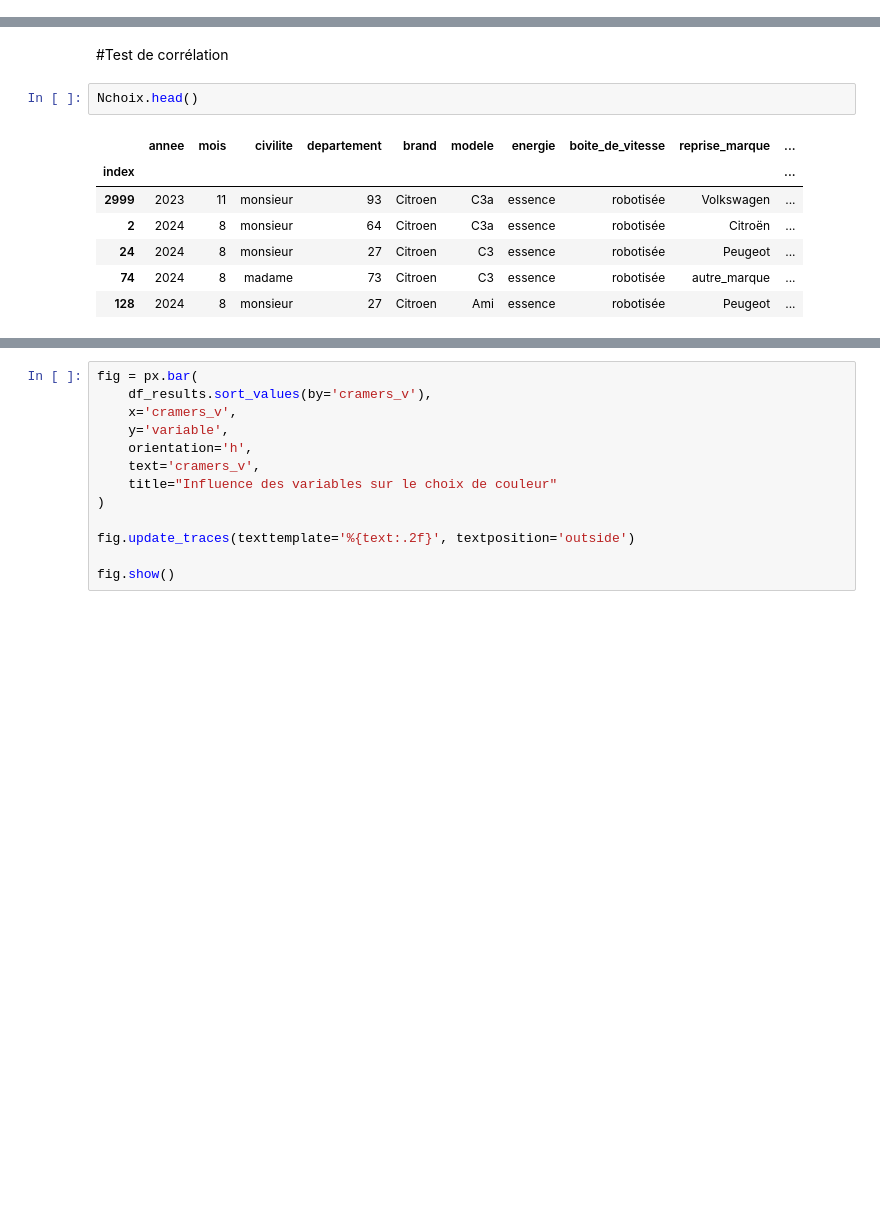
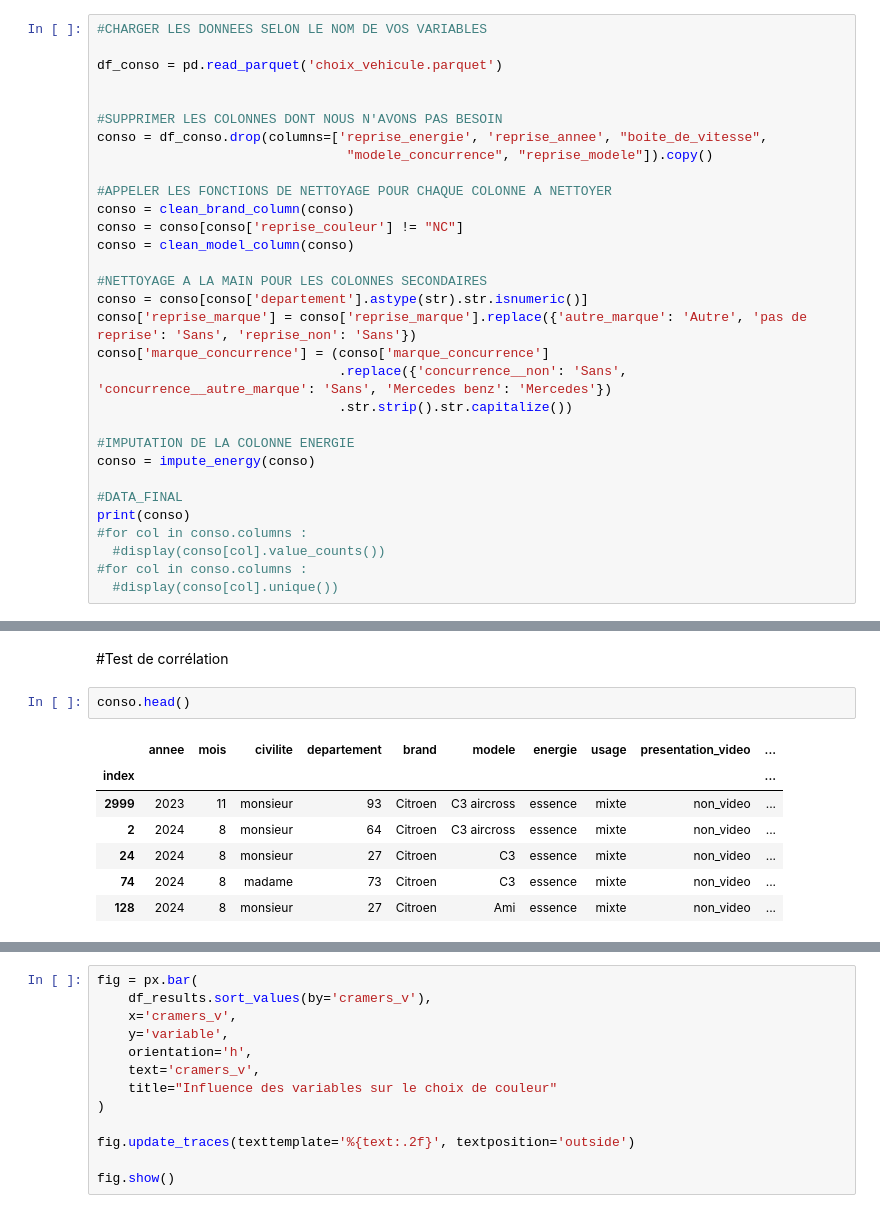
Before and after one commit to Melanie-Gomis/Marathon_du_web_couleurs_automobiles, a Jupyter notebook: Pole_Data.ipynb, the cells around one changed output, grey strips where cells are left out. Saved outputs shown, nothing was run; the diff lists cells and outputs as text; blank space fills up the shorter version.

Commit message:
Update du fichier pole data

```diff
--- a/Pole_Data.ipynb
+++ b/Pole_Data.ipynb
@@ -18,0 +200,31 @@ Requirement already satisfied: pyarrow in /usr/local/lib/python3.12/dist-package
+# %%
+#CHARGER LES DONNEES SELON LE NOM DE VOS VARIABLES
+
+df_conso = pd.read_parquet('choix_vehicule.parquet')
+
+
+#SUPPRIMER LES COLONNES DONT NOUS N'AVONS PAS BESOIN
+conso = df_conso.drop(columns=['reprise_energie', 'reprise_annee', "boite_de_vitesse",
+                                "modele_concurrence", "reprise_modele"]).copy()
+
+#APPELER LES FONCTIONS DE NETTOYAGE POUR CHAQUE COLONNE A NETTOYER
+conso = clean_brand_column(conso)
+conso = conso[conso['reprise_couleur'] != "NC"]
+conso = clean_model_column(conso)
+
+#NETTOYAGE A LA MAIN POUR LES COLONNES SECONDAIRES
+conso = conso[conso['departement'].astype(str).str.isnumeric()]
+conso['reprise_marque'] = conso['reprise_marque'].replace({'autre_marque': 'Autre', 'pas de reprise': 'Sans', 'reprise_non': 'Sans'})
+conso['marque_concurrence'] = (conso['marque_concurrence']
+                               .replace({'concurrence__non': 'Sans', 'concurrence__autre_marque': 'Sans', 'Mercedes benz': 'Mercedes'})
+                               .str.strip().str.capitalize())
+
+#IMPUTATION DE LA COLONNE ENERGIE
+conso = impute_energy(conso)
+
+#DATA_FINAL
+print(conso)
+#for col in conso.columns :
+  #display(conso[col].value_counts())
+#for col in conso.columns :
+  #display(conso[col].unique())
@@ -514,15 +1085,15 @@ fig.show()
 # %% [markdown]
 #Test de corrélation
 # %%
-Nchoix.head()
+conso.head()
 # %% [output]
-|  | annee | mois | civilite | departement | brand | modele | energie | boite_de_vitesse | reprise_marque | ... |
+|  | annee | mois | civilite | departement | brand | modele | energie | usage | presentation_video | ... |
 | index |  |  |  |  |  |  |  |  |  | ... |
-| 2999 | 2023 | 11 | monsieur | 93 | Citroen | C3a | essence | robotisée | Volkswagen | ... |
-| 2 | 2024 | 8 | monsieur | 64 | Citroen | C3a | essence | robotisée | Citroën | ... |
-| 24 | 2024 | 8 | monsieur | 27 | Citroen | C3 | essence | robotisée | Peugeot | ... |
-| 74 | 2024 | 8 | madame | 73 | Citroen | C3 | essence | robotisée | autre_marque | ... |
-| 128 | 2024 | 8 | monsieur | 27 | Citroen | Ami | essence | robotisée | Peugeot | ... |
+| 2999 | 2023 | 11 | monsieur | 93 | Citroen | C3 aircross | essence | mixte | non_video | ... |
+| 2 | 2024 | 8 | monsieur | 64 | Citroen | C3 aircross | essence | mixte | non_video | ... |
+| 24 | 2024 | 8 | monsieur | 27 | Citroen | C3 | essence | mixte | non_video | ... |
+| 74 | 2024 | 8 | madame | 73 | Citroen | C3 | essence | mixte | non_video | ... |
+| 128 | 2024 | 8 | monsieur | 27 | Citroen | Ami | essence | mixte | non_video | ... |
 # %%
 def cramers_v_matrix(df, columns):
 
```
Also changed, not shown: parts of 96 cells of this notebook.
